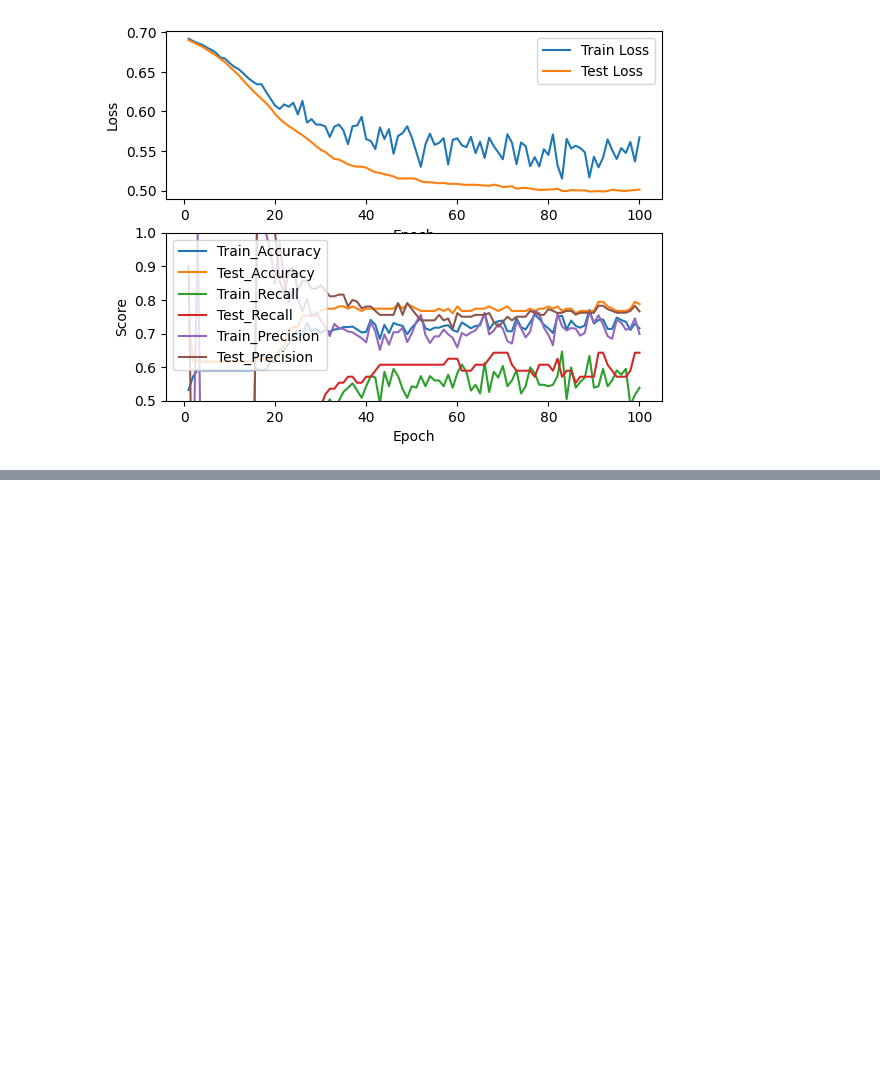
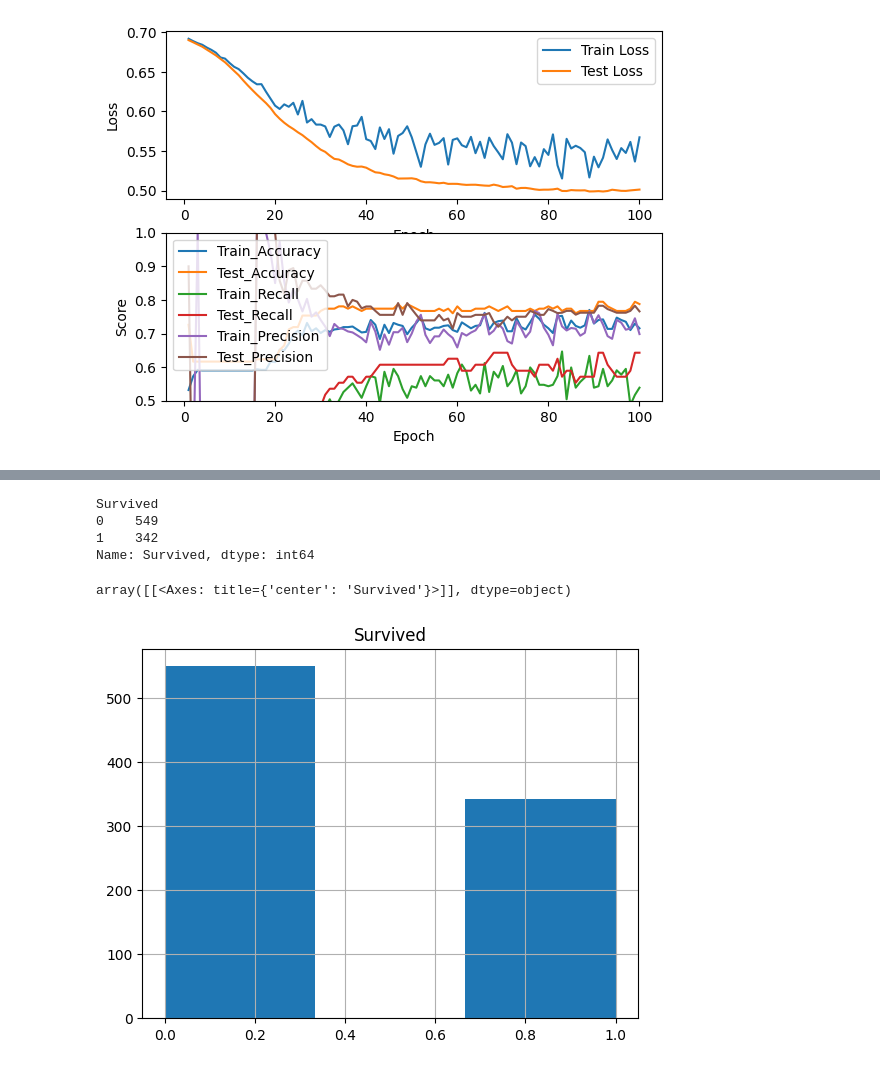
Before and after one commit to SchnilchMitte/KiLaborSS26, a Jupyter notebook: 1_titanic.ipynb, the cells around one changed output, grey strips where cells are left out. Saved outputs shown, nothing was run; the diff lists cells and outputs as text; code cells hidden in the pictures; blank space fills up the shorter version.

```diff
--- a/1_titanic.ipynb
+++ b/1_titanic.ipynb
@@ -183,0 +204,12 @@ Epoch 100 | Train Loss: 0.5673 | Test Loss: 0.5012 | Train Acc: 0.7155 | Test Ac
+# %%
+df.groupby("Survived")["Survived"].aggregate("count")
+# %% [output]
+Survived
+0    549
+1    342
+Name: Survived, dtype: int64
+# %%
+df.hist(column='Survived', bins=3)
+# %% [output]
+array([[<Axes: title={'center': 'Survived'}>]], dtype=object)
+[figure, added]
```
Also changed, not shown: parts of 1 cell of this notebook.
